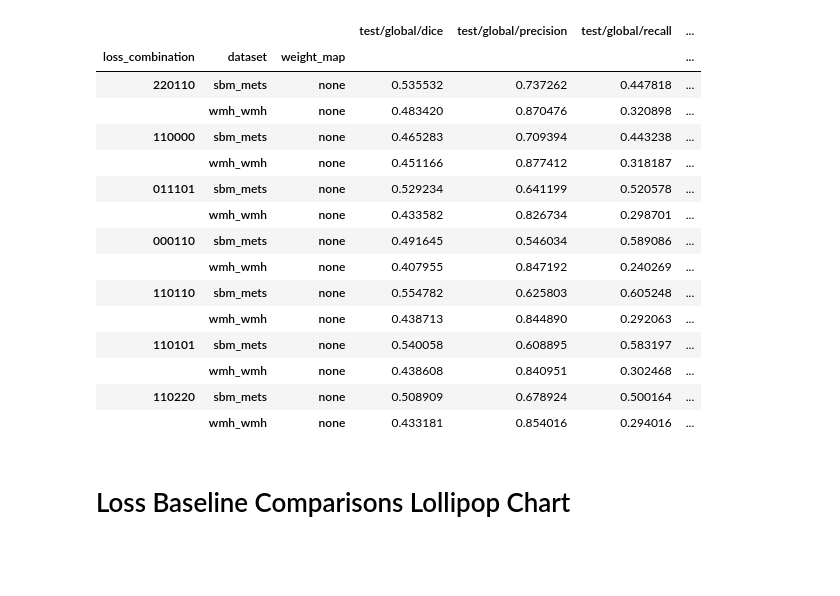
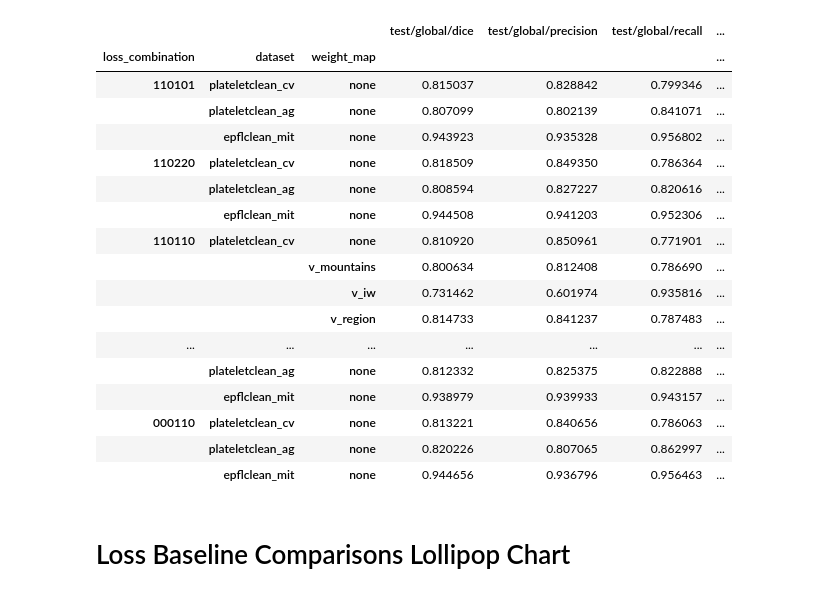
Before and after one commit to ossner/VoronoiLoss, a Jupyter notebook: notebooks/eval_plots.ipynb, the cells around one changed output. Cells and saved outputs as stored; diff of their text form; code cells hidden in the pictures; blank space fills up the shorter version.

Commit message:
add exported final 2D results

```diff
--- a/notebooks/eval_plots.ipynb
+++ b/notebooks/eval_plots.ipynb
@@ -41,25 +42,29 @@ def load_experiment_results(base_dir="../src/logs"):
 df = load_experiment_results()
 
 df.set_index(["loss_combination", "dataset", "weight_map"], inplace=True)
-# %%
-df
-# %% [output]
-|  |  |  | test/global/dice | test/global/precision | test/global/recall | ... |
-| loss_combination | dataset | weight_map |  |  |  | ... |
-| 220110 | sbm_mets | none | 0.535532 | 0.737262 | 0.447818 | ... |
-|  | wmh_wmh | none | 0.483420 | 0.870476 | 0.320898 | ... |
-| 110000 | sbm_mets | none | 0.465283 | 0.709394 | 0.443238 | ... |
-|  | wmh_wmh | none | 0.451166 | 0.877412 | 0.318187 | ... |
-| 011101 | sbm_mets | none | 0.529234 | 0.641199 | 0.520578 | ... |
-|  | wmh_wmh | none | 0.433582 | 0.826734 | 0.298701 | ... |
-| 000110 | sbm_mets | none | 0.491645 | 0.546034 | 0.589086 | ... |
-|  | wmh_wmh | none | 0.407955 | 0.847192 | 0.240269 | ... |
-| 110110 | sbm_mets | none | 0.554782 | 0.625803 | 0.605248 | ... |
-|  | wmh_wmh | none | 0.438713 | 0.844890 | 0.292063 | ... |
-| 110101 | sbm_mets | none | 0.540058 | 0.608895 | 0.583197 | ... |
-|  | wmh_wmh | none | 0.438608 | 0.840951 | 0.302468 | ... |
-| 110220 | sbm_mets | none | 0.508909 | 0.678924 | 0.500164 | ... |
-|  | wmh_wmh | none | 0.433181 | 0.854016 | 0.294016 | ... |
+# %%
+df.to_parquet("experiment_results.parquet")
+#df_existing = pd.merge(pd.read_parquet("experiment_results.parquet"), pd.DataFrame(data_list))
+df
+# %% [output]
+|  |  |  | test/global/dice | test/global/precision | test/global/recall | ... |
+| loss_combination | dataset | weight_map |  |  |  | ... |
+| 110101 | plateletclean_cv | none | 0.815037 | 0.828842 | 0.799346 | ... |
+|  | plateletclean_ag | none | 0.807099 | 0.802139 | 0.841071 | ... |
+|  | epflclean_mit | none | 0.943923 | 0.935328 | 0.956802 | ... |
+| 110220 | plateletclean_cv | none | 0.818509 | 0.849350 | 0.786364 | ... |
+|  | plateletclean_ag | none | 0.808594 | 0.827227 | 0.820616 | ... |
+|  | epflclean_mit | none | 0.944508 | 0.941203 | 0.952306 | ... |
+| 110110 | plateletclean_cv | none | 0.810920 | 0.850961 | 0.771901 | ... |
+|  |  | v_mountains | 0.800634 | 0.812408 | 0.786690 | ... |
+|  |  | v_iw | 0.731462 | 0.601974 | 0.935816 | ... |
+|  |  | v_region | 0.814733 | 0.841237 | 0.787483 | ... |
+| ... | ... | ... | ... | ... | ... | ... |
+|  | plateletclean_ag | none | 0.812332 | 0.825375 | 0.822888 | ... |
+|  | epflclean_mit | none | 0.938979 | 0.939933 | 0.943157 | ... |
+| 000110 | plateletclean_cv | none | 0.813221 | 0.840656 | 0.786063 | ... |
+|  | plateletclean_ag | none | 0.820226 | 0.807065 | 0.862997 | ... |
+|  | epflclean_mit | none | 0.944656 | 0.936796 | 0.956463 | ... |
 # %%
 COLORS = {
     'good': "#6aa84f",
```
Also changed, not shown: parts of 2 cells of this notebook, 1 other file.
